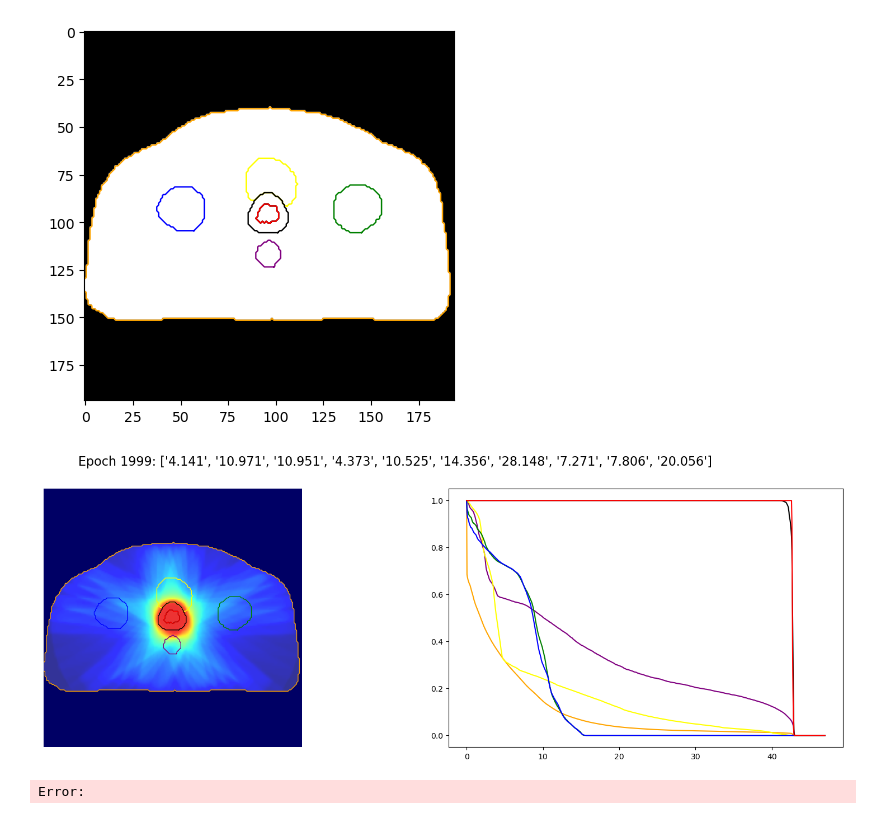
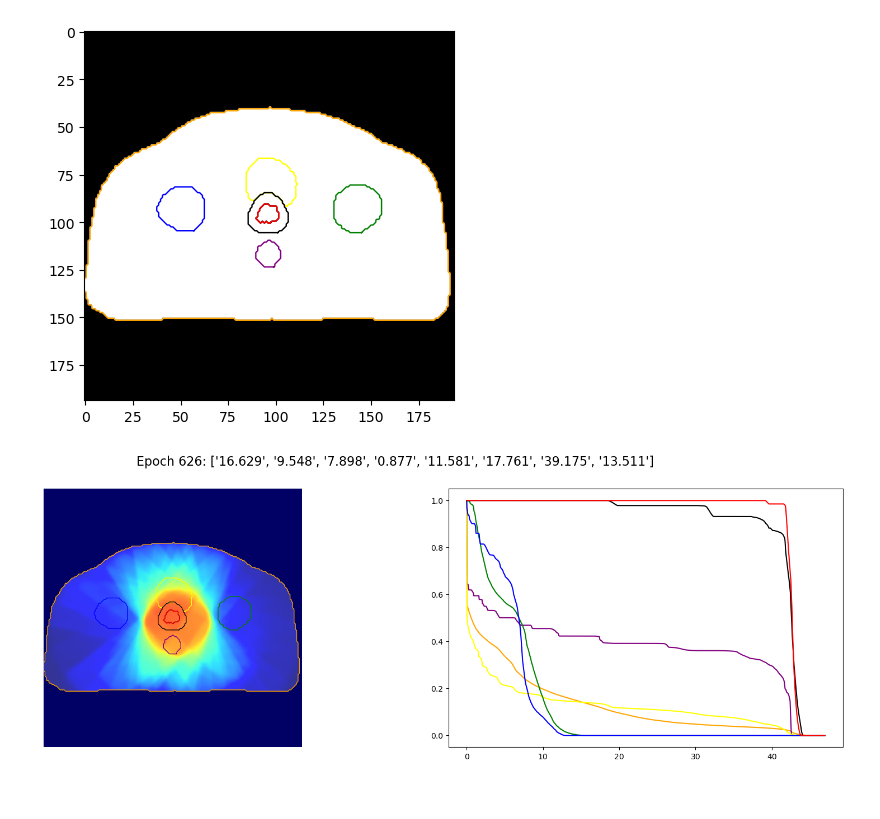
Before and after one commit to UMU-DDI/PyDoseRT, a Jupyter notebook: examples/direct_optimization.ipynb, the cells around one changed output. Saved outputs shown, nothing was run; the diff lists cells and outputs as text; code cells hidden in the pictures.

```diff
--- a/examples/direct_optimization.ipynb
+++ b/examples/direct_optimization.ipynb
@@ -123,48 +124,64 @@ def plot_progress(epoch, raw_losses, dose_pred):
 # %%
 patience = 0
 epoch = 0
-lr = 4.0
+lr = 0.01
 num_epochs = 2000
 lr_decay = 1e-4
-optimizer = torch.optim.AdamW(beam_sequence.parameters(), lr=lr, weight_decay=lr_decay)
+engine.fluence_map_layer.training_sharpness = 0.1
+optimizer = torch.optim.LBFGS(
+    beam_sequence.parameters(),
+    lr=lr,
+    line_search_fn='strong_wolfe'
+    )
+last_raw_losses = None
+last_dose_pred = None
 
 def closure():
+    global last_raw_losses, last_dose_pred
+
     optimizer.zero_grad(set_to_none=True)
 
     # Forward
     dose_pred = engine.compute_dose(
         beam_sequence,
-        ct_image=patient.density_image.unsqueeze(0)
+        density_image=patient.density_image.unsqueeze(0)
     )
     dose_pred = torch.where(patient.structures["External"], dose_pred[0], 0.0) * 7
     raw_losses = []
 
-    raw_losses.append(100.0*torch.mean(torch.abs(dose_pred[patient.structures["PTV"]] - 42.7)**2))  # L2 loss for PTV
-    raw_losses.append(dvh_percentile_objective(dose_pred, patient.structures["FemoralHead_L"], 20)) #
-    raw_losses.append(dvh_percentile_objective(dose_pred, patient.structures["FemoralHead_R"], 20)) # D_
+    raw_losses.append(10.0*torch.mean(torch.abs(dose_pred[patient.structures["PTV"]] - 42.7)))
+    raw_losses.append(dvh_percentile_objective(dose_pred, patient.structures["FemoralHead_L"], 20))
+    raw_losses.append(dvh_percentile_objective(dose_pred, patient.structures["FemoralHead_R"], 20))
     raw_losses.append(dvh_percentile_objective(dose_pred, patient.structures["Bladder"], 40))
     raw_losses.append(dvh_volume_objective(dose_pred, patient.structures["Bladder"], 21.0))
     raw_losses.append(dvh_percentile_objective(dose_pred, patient.structures["Rectum"], 40))
     raw_losses.append(dvh_volume_objective(dose_pred, patient.structures["Rectum"], 21.0))
     raw_losses.append(0.1 * torch.mean(torch.abs(dose_pred[patient.structures["External"]])**2))
 
-    raw_losses.append(torch.mean((torch.abs(beam_sequence.leaf_positions[1:, ...] - beam_sequence.leaf_positions[:-1, ...]))**2))
-    raw_losses.append(0.01*leaf_range_loss(beam_sequence.leaf_positions, beam_sequence.field_size[0], machine_config.maximum_leaf_tip_overlap))
+    # raw_losses.append(torch.mean((torch.abs(beam_sequence.leaf_positions[1:, ...]
+    #                                         - beam_sequence.leaf_positions[:-1, ...]))**2))
+    # raw_losses.append(0.01 * leaf_range_loss(
+    #     beam_sequence.leaf_positions,
+    #     beam_sequence.field_size[0],
+    #     machine_config.maximum_leaf_tip_overlap
+    # ))
 
     loss = torch.stack(raw_losses).sum()
 
     # Backprop
     loss.backward()
-    # scheduler.step()
 
-    return loss, raw_losses, dose_pred
+    # Store for inspection outside
+    last_raw_losses = [l.detach().clone() for l in raw_losses]
+    last_dose_pred = dose_pred.detach().clone()
+
+    return loss
 # %%
 
 for i in range(num_epochs):
-    loss, raw_losses, dose_pred = optimizer.step(closure)
+    x = optimizer.step(closure) # loss, raw_losses, dose_pred
 
-    plot_progress(i, raw_losses, dose_pred)
+    plot_progress(i, last_raw_losses, last_dose_pred)
     clear_output(wait=True)
 # %% [output]
-[figure, old version]
+[figure, new version]
-Error:
```
Also changed, not shown: parts of 2 cells of this notebook, 3 other files.
